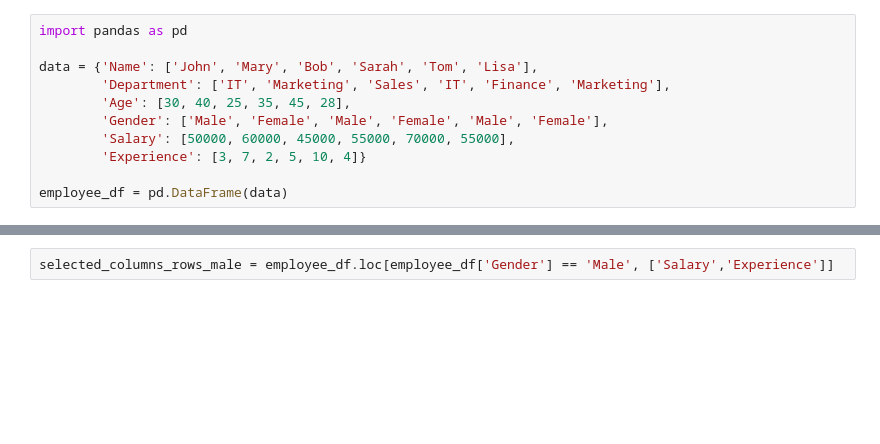
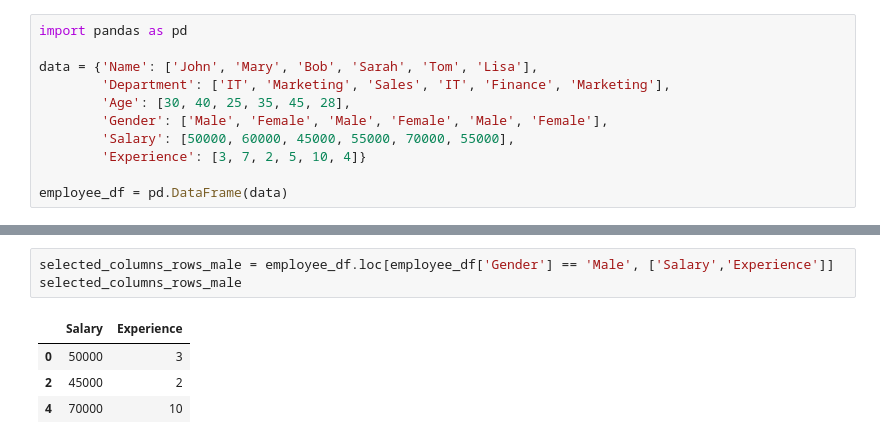
Before and after one commit to classical16/gomycode, a Jupyter notebook: Dataframe_Filtering_and_Selection_using_iloc_and_loc.ipynb, the cells around one changed output, grey strips where cells are left out. Saved outputs shown, nothing was run; the diff lists cells and outputs as text; blank space fills up the shorter version.

```diff
--- a/Dataframe_Filtering_and_Selection_using_iloc_and_loc.ipynb
+++ b/Dataframe_Filtering_and_Selection_using_iloc_and_loc.ipynb
@@ -20,2 +38,8 @@ selected_columns_rows = employee_df.iloc[:4, [2, 3]]
 # %%
 selected_columns_rows_male = employee_df.loc[employee_df['Gender'] == 'Male', ['Salary','Experience']]
+selected_columns_rows_male
+# %% [output]
+|  | Salary | Experience |
+| 0 | 50000 | 3 |
+| 2 | 45000 | 2 |
+| 4 | 70000 | 10 |
```
Also changed, not shown: parts of 3 cells of this notebook.
